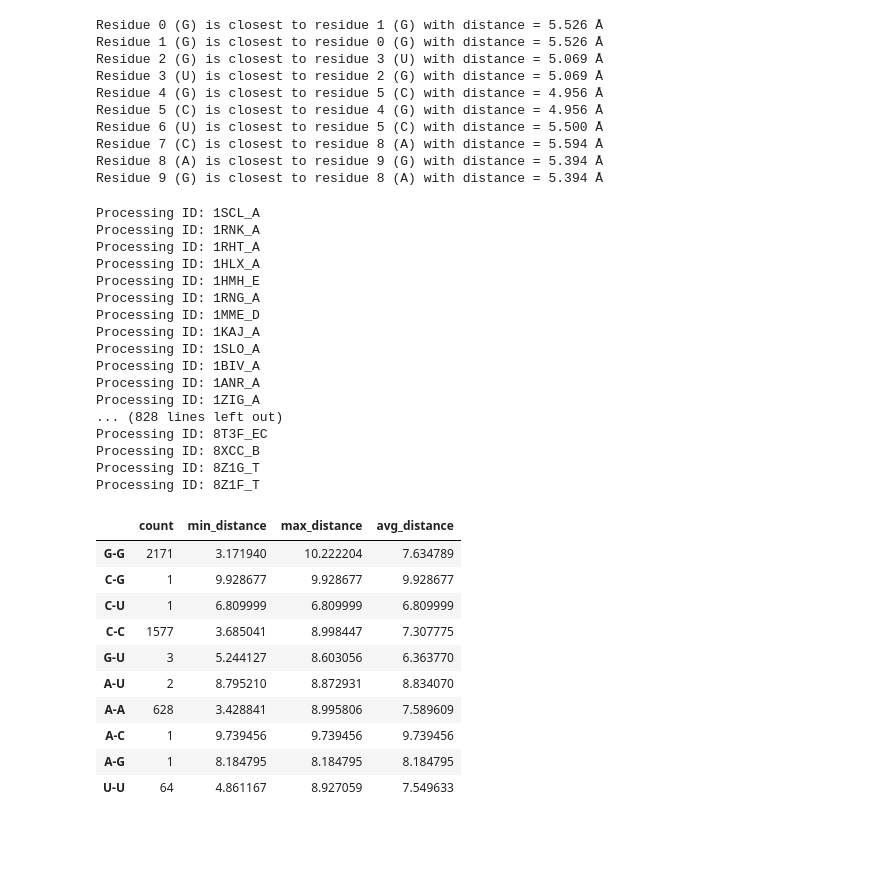
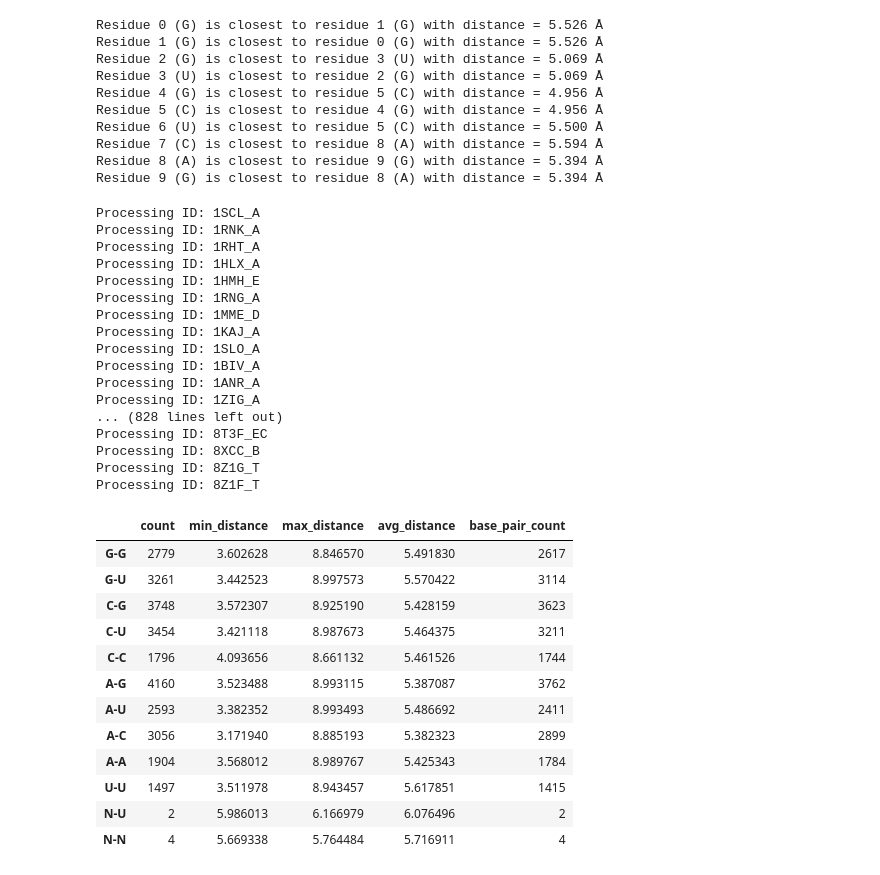
Before and after one commit to Rio-Lv/RNA-Tertiary-Prediction, a Jupyter notebook: src/sandbox.ipynb, the cells around one changed output. Cells and saved outputs as stored; diff of their text form; code cells hidden in the pictures; blank space fills up the shorter version.

Commit message:
identifying base pairs, all in all 5.5A seems solid

```diff
--- a/src/sandbox.ipynb
+++ b/src/sandbox.ipynb
@@ -63,108 +63,113 @@ Residue 9 (G) is closest to residue 8 (A) with distance = 5.394 Å
 import pandas as pd
 import numpy as np
 
-IGNORE_BASE_PAIRS = True
+IGNORE_BASE_PAIRS = False
 
+pair_stats = {}
+
+# Iterate over each target_id in your sequences DataFrame.
 IDs = sequences['target_id'].values
-pair_stats = {}
 
 for ID in IDs:
     print(f"Processing ID: {ID}")
-    # Filter by ID included in string in ID col and x_1 , y_1, z_1 from labels
-    coords = labels[labels['ID'].str.contains(ID)]
-    coords = coords[:50]
+    # Filter the labels DataFrame for the current ID and limit to 50 entries.
+    filtered_df = labels[labels['ID'].str.contains(ID)].iloc[:50].reset_index(drop=True)
 
-    # Create Distance Matrix Numpy Array
-    coords = coords[['x_1', 'y_1', 'z_1']].values
-    # Calculate the pairwise Euclidean distance matrix.
+    # Extract coordinates from the filtered DataFrame.
+    coords = filtered_df[['x_1', 'y_1', 'z_1']].values
+
+    # Calculate the full pairwise Euclidean distance matrix.
     diff = coords[:, None, :] - coords[None, :, :]
     dist_matrix = np.sqrt(np.sum(diff**2, axis=-1))
-    # For each of the first 20 residues, find the closest residue (excluding self)
 
-
+    # Loop over each residue in the filtered set.
     for i in range(len(coords)):
         distances = dist_matrix[i].copy()
         distances[i] = np.inf  # ignore self-distance
 
-        if IGNORE_BASE_PAIRS:
-            if i > 2 and i < len(coords) - 3:
-                distances[i-3] = np.inf  # ignore base pairs
-                distances[i-2] = np.inf
-                distances[i-1] = np.inf
-                distances[i+1] = np.inf
-                distances[i+2] = np.inf
-                distances[i+3] = np.inf
-
         closest_idx = np.argmin(distances)
         closest_distance = distances[closest_idx]
 
-        # Get residue types from the DataFrame
-        res_i_type = labels.iloc[i]['resname']
-        res_j_type = labels.iloc[closest_idx]['resname']
+        # Retrieve residue types from the filtered DataFrame.
+        res_i_type = filtered_df.iloc[i]['resname']
+        res_j_type = filtered_df.iloc[closest_idx]['resname']
 
-        # type is not A C G or U replace with '-'
+        is_base_pair = abs(i - closest_idx) == 1
+        if is_base_pair and IGNORE_BASE_PAIRS:
+            # If it's a base pair, ignore it.
+            continue
+
+        # Replace non-standard residue types with 'N'
         if res_i_type not in ['A', 'C', 'G', 'U']:
             res_i_type = 'N'
         if res_j_type not in ['A', 'C', 'G', 'U']:
             res_j_type = 'N'
 
-        pair_key = sorted([res_i_type, res_j_type])
-        pair_key = tuple(pair_key)
+        # Sort the pair alphabetically to form a key.
+        pair_key = tuple(sorted([res_i_type, res_j_type]))
 
-        if (res_i_type, res_j_type)in pair_stats:
-            if closest_distance > 9:
-                # Ignore distances greater than 10
-                continue
+        # Ignore if the closest distance is greater than 9 Å.
+        if closest_distance > 9:
+            continue
 
+        # Update or create the stats entry for this residue pair.
+        if pair_key in pair_stats:
             pair_stats[pair_key]["count"] += 1
             pair_stats[pair_key]["total_distance"] += closest_distance
             pair_stats[pair_key]["min_distance"] = min(pair_stats[pair_key]["min_distance"], closest_distance)
             pair_stats[pair_key]["max_distance"] = max(pair_stats[pair_key]["max_distance"], closest_distance)
             pair_stats[pair_key]["avg_distance"] = pair_stats[pair_key]["total_distance"] / pair_stats[pair_key]["count"]
+            if is_base_pair:
+                pair_stats[pair_key]["base_pair_count"] += 1
+            else:
+                pair_stats[pair_key]["not_base_pair_count"] += 1
         else:
             pair_stats[pair_key] = {
                 "count": 1,
                 "total_distance": closest_distance,
                 "min_distance": closest_distance,
                 "max_distance": closest_distance,
                 "avg_distance": closest_distance,
-                "ignore_base_pairs": IGNORE_BASE_PAIRS
+                "base_pair_count": 1 if is_base_pair else 0,
+                "not_base_pair_count": 0 if is_base_pair else 1
             }
 
-# Convert to DataFrame
-# turn keys into 1 string each
-pair_stats = {f"{k[0]}-{k[1]}": v for k, v in pair_stats.items()}
-pair_stats_df = pd.DataFrame.from_dict(pair_stats, orient='index')
-# drop total_distance
+# Convert the keys into a string format for ease of viewing.
+pair_stats_str = {f"{k[0]}-{k[1]}": v for k, v in pair_stats.items()}
+pair_stats_df = pd.DataFrame.from_dict(pair_stats_str, orient='index')
+
+# Optionally, drop the total_distance column if it's not needed.
 pair_stats_df = pair_stats_df.drop(columns=["total_distance"])
 
 pair_stats_df
 # %% [output]
 Processing ID: 1SCL_A
 Processing ID: 1RNK_A
 Processing ID: 1RHT_A
 Processing ID: 1HLX_A
 Processing ID: 1HMH_E
 Processing ID: 1RNG_A
 Processing ID: 1MME_D
 Processing ID: 1KAJ_A
 Processing ID: 1SLO_A
 Processing ID: 1BIV_A
 Processing ID: 1ANR_A
 Processing ID: 1ZIG_A
 ... (828 lines left out)
 Processing ID: 8T3F_EC
 Processing ID: 8XCC_B
 Processing ID: 8Z1G_T
 Processing ID: 8Z1F_T
-|  | count | min_distance | max_distance | avg_distance |
-| G-G | 2171 | 3.171940 | 10.222204 | 7.634789 |
-| C-G | 1 | 9.928677 | 9.928677 | 9.928677 |
-| C-U | 1 | 6.809999 | 6.809999 | 6.809999 |
-| C-C | 1577 | 3.685041 | 8.998447 | 7.307775 |
-| G-U | 3 | 5.244127 | 8.603056 | 6.363770 |
-| A-U | 2 | 8.795210 | 8.872931 | 8.834070 |
-| A-A | 628 | 3.428841 | 8.995806 | 7.589609 |
-| A-C | 1 | 9.739456 | 9.739456 | 9.739456 |
-| A-G | 1 | 8.184795 | 8.184795 | 8.184795 |
-| U-U | 64 | 4.861167 | 8.927059 | 7.549633 |
+|  | count | min_distance | max_distance | avg_distance | base_pair_count |
+| G-G | 2779 | 3.602628 | 8.846570 | 5.491830 | 2617 |
+| G-U | 3261 | 3.442523 | 8.997573 | 5.570422 | 3114 |
+| C-G | 3748 | 3.572307 | 8.925190 | 5.428159 | 3623 |
+| C-U | 3454 | 3.421118 | 8.987673 | 5.464375 | 3211 |
+| C-C | 1796 | 4.093656 | 8.661132 | 5.461526 | 1744 |
+| A-G | 4160 | 3.523488 | 8.993115 | 5.387087 | 3762 |
+| A-U | 2593 | 3.382352 | 8.993493 | 5.486692 | 2411 |
+| A-C | 3056 | 3.171940 | 8.885193 | 5.382323 | 2899 |
+| A-A | 1904 | 3.568012 | 8.989767 | 5.425343 | 1784 |
+| U-U | 1497 | 3.511978 | 8.943457 | 5.617851 | 1415 |
+| N-U | 2 | 5.986013 | 6.166979 | 6.076496 | 2 |
+| N-N | 4 | 5.669338 | 5.764484 | 5.716911 | 4 |
```
